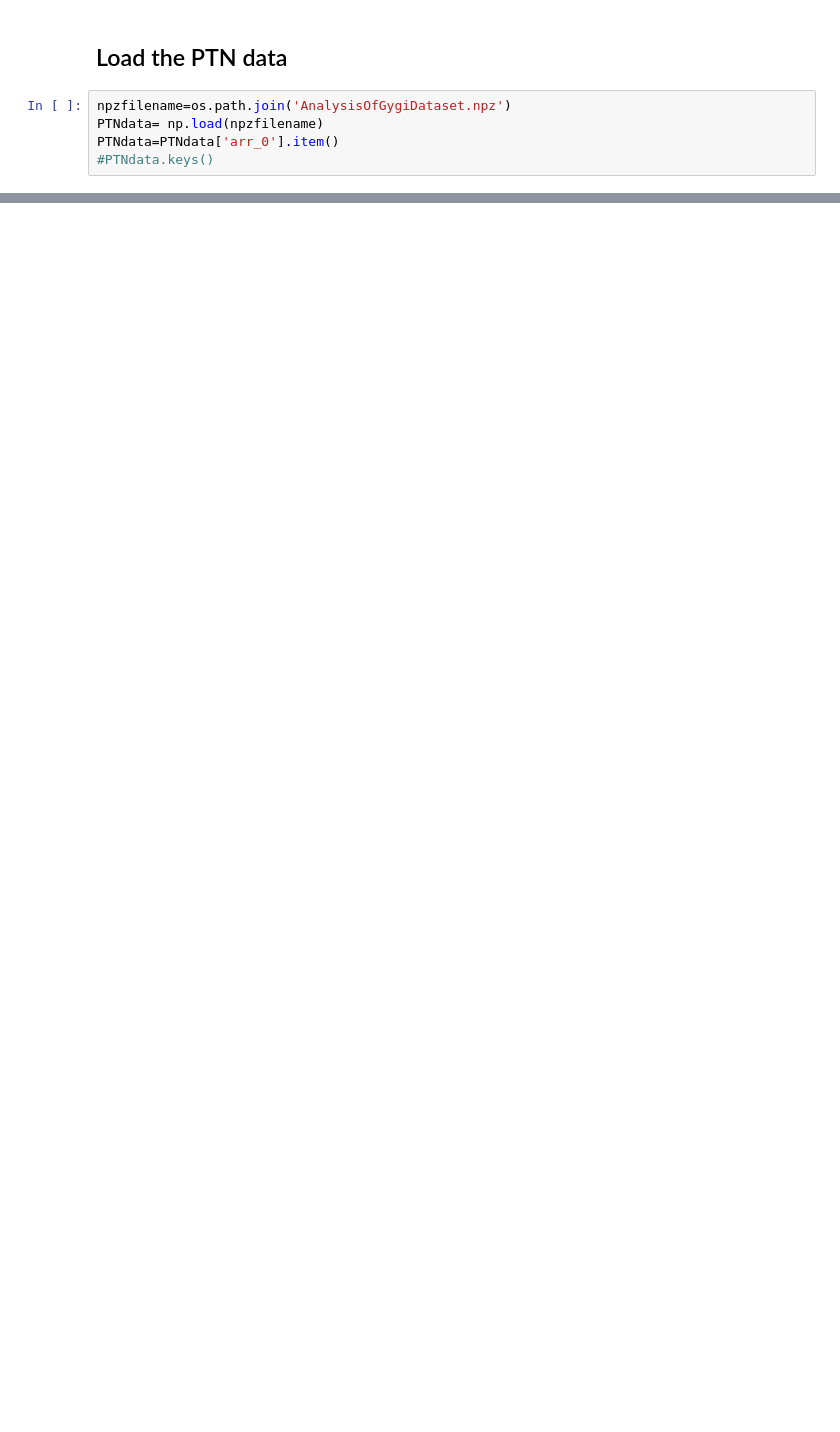
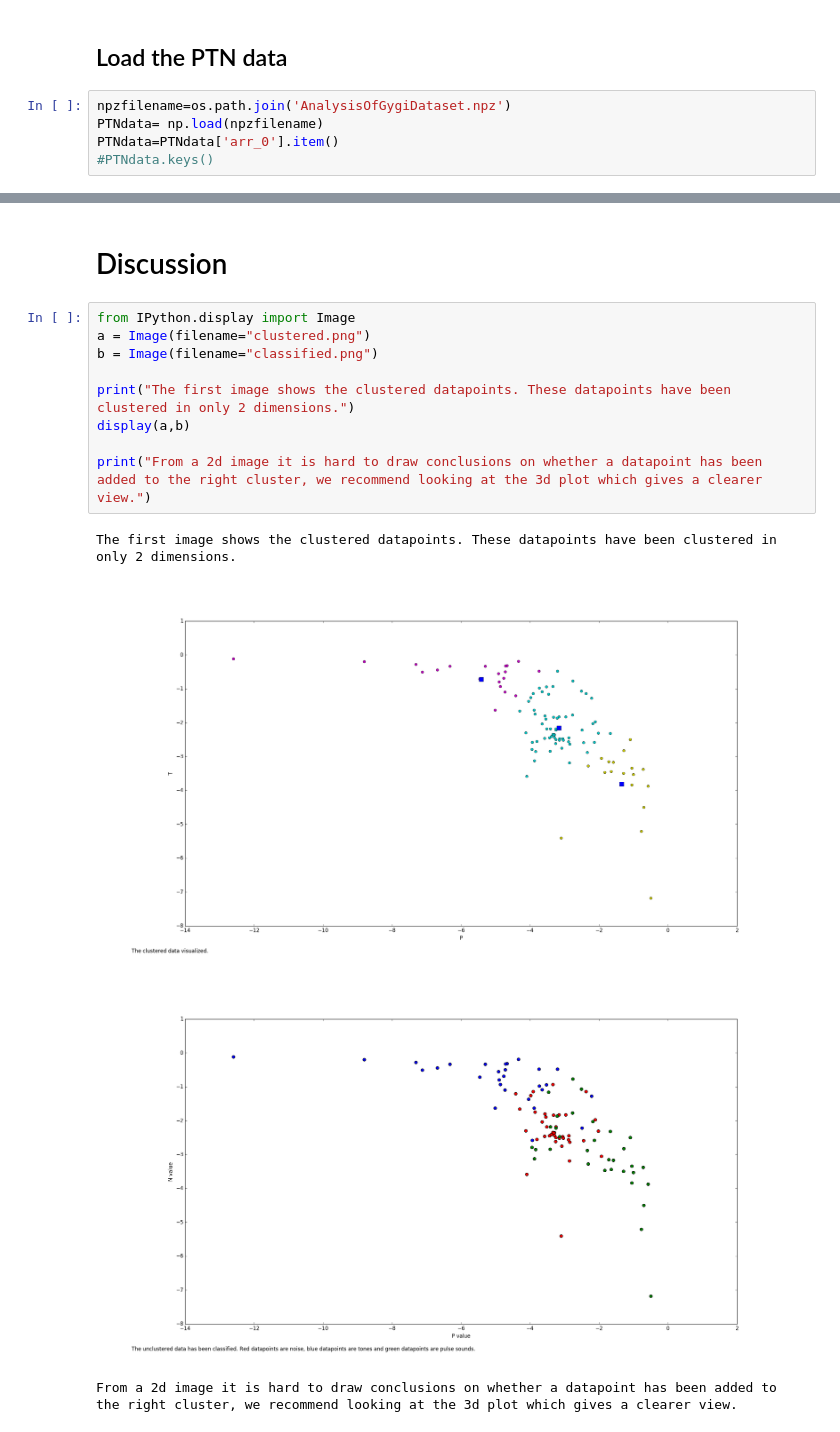
Before and after one commit to DanitaGnanaraj/clustering, a Jupyter notebook: Danita, Kevin_P4_Clustering.ipynb, the cells around one changed output, grey strips where cells are left out. Drawn from its saved outputs; the diff is of its cells as text; blank space fills up the shorter version.

```diff
--- a/Danita, Kevin_P4_Clustering.ipynb
+++ b/Danita, Kevin_P4_Clustering.ipynb
@@ -131 +183,17 @@ plot(centroids[:,0],centroids[:,1],'sm',markersize=10)
 show()
+# %% [markdown]
+# Discussion
+# %%
+from IPython.display import Image
+a = Image(filename="clustered.png")
+b = Image(filename="classified.png")
+
+print("The first image shows the clustered datapoints. These datapoints have been clustered in only 2 dimensions.")
+display(a,b)
+
+print("From a 2d image it is hard to draw conclusions on whether a datapoint has been added to the right cluster, we recommend looking at the 3d plot which gives a clearer view.")
+# %% [output]
+The first image shows the clustered datapoints. These datapoints have been clustered in only 2 dimensions.
+[figure, added]
+[figure, added]
+From a 2d image it is hard to draw conclusions on whether a datapoint has been added to the right cluster, we recommend looking at the 3d plot which gives a clearer view.
```
Also changed, not shown: parts of 14 cells of this notebook.
